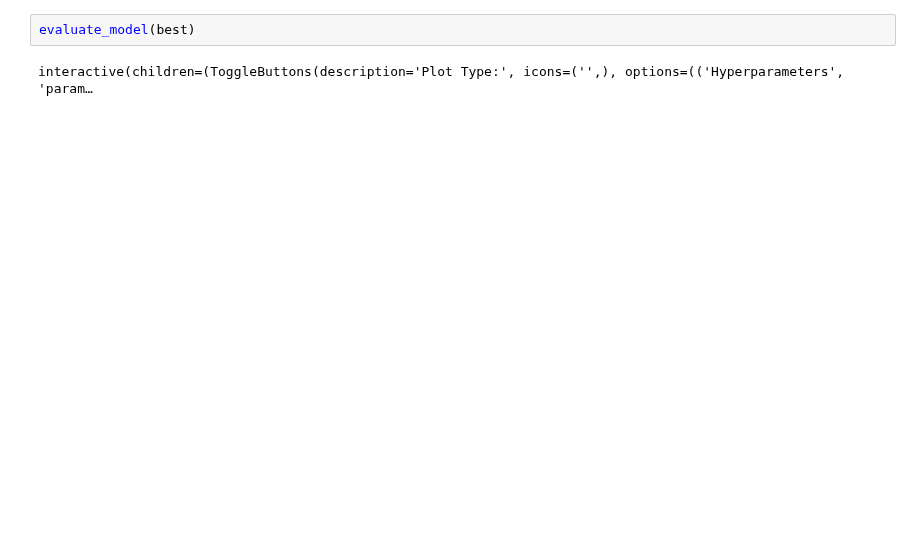
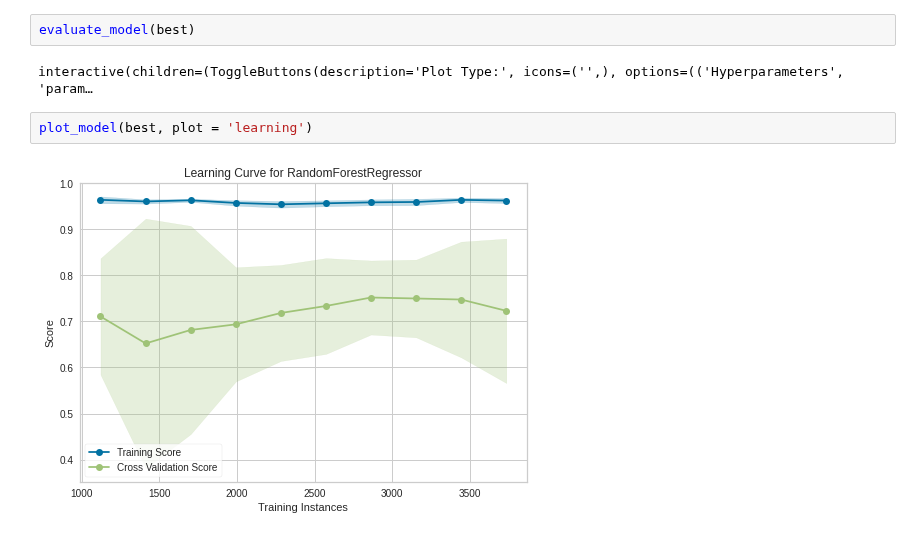
Before and after one commit to CarJung/Uni, a Jupyter notebook: Warsaw_flats/Pycaret auto ML.ipynb, the cells around one changed output. Drawn from its saved outputs; the diff is of its cells as text; blank space fills up the shorter version.

```diff
--- a/Warsaw_flats/Pycaret auto ML.ipynb
+++ b/Warsaw_flats/Pycaret auto ML.ipynb
@@ -46,3 +78,7 @@ best = compare_models()
 evaluate_model(best)
 # %% [output]
 interactive(children=(ToggleButtons(description='Plot Type:', icons=('',), options=(('Hyperparameters', 'param…
+# %%
+plot_model(best, plot = 'learning')
+# %% [output]
+[figure, added]
```
Also changed, not shown: parts of 18 cells of this notebook, 3 other files.
